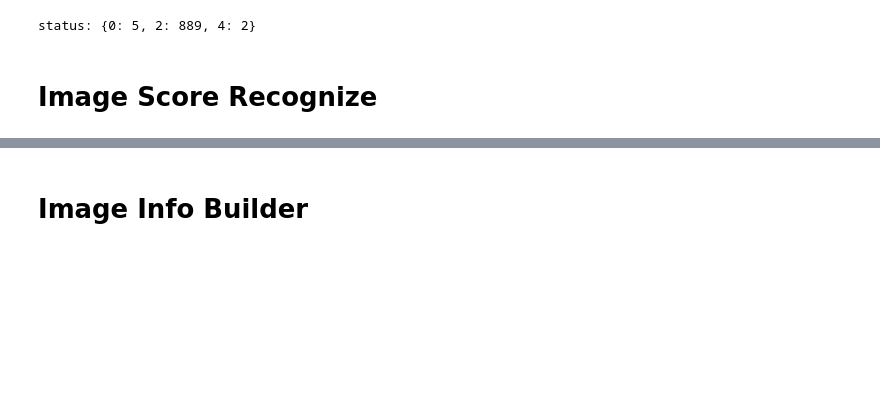
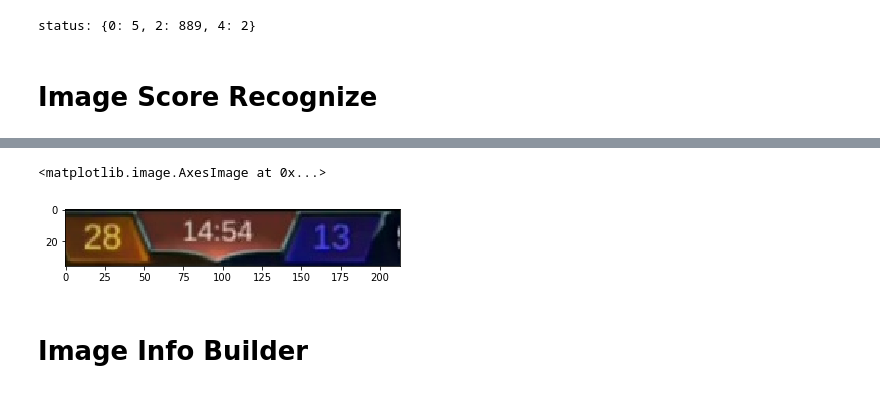
Before and after one commit to kinglin/YTClip, a Jupyter notebook: 02_Code/01_Scripts/Integration.ipynb, the cells around one changed output, grey strips where cells are left out. Cells and saved outputs as stored; diff of their text form; code cells hidden in the pictures; blank space fills up the shorter version.

Commit message:
digits detection bugs summary
solve null exception about detect.py and summarize the exception cases of digits detection with pics

```diff
--- a/02_Code/01_Scripts/Integration.ipynb
+++ b/02_Code/01_Scripts/Integration.ipynb
@@ -259,8 +258,8 @@ import digit_detector.preprocess as preproc
 import digit_detector.classify as cls
 
 ocrPath = os.path.join(os.path.join(codePath, "01_Scripts"), "SVHN-deep-digit-detector")
-detect_model_path = os.path.join(ocrPath, "detector_model.hdf5")
-recognize_model_path = os.path.join(ocrPath, "recognize_model.hdf5")
+detect_model = os.path.join(ocrPath, "detector_model.hdf5")
+recognize_model = os.path.join(ocrPath, "recognize_model.hdf5")
 
 mean_value_for_detector = 107.524
 mean_value_for_recognizer = 112.833
@@ -298,17 +297,27 @@ def get_results(bbs, probs, y_pred):
         result[i] = y_pred[item]
     sort_pos = np.sort(position)
     result = grp_result(result,sort_pos)
-    return result
+    return clean_result(result)
+
+def clean_result(result):
 # %%
-img = oriImgs[0]
-width = img.shape[1]
-height = img.shape[0]
+scores = []
+scoreBanner = []
+startTime = time.time()
+for img in oriImgs:
+    width = img.shape[1]
+    height = img.shape[0]
+    x, y, w, h = int(width/2)-int(width/13), 0, int(width/6), int(height/18)
+    patch = img[y:y+h, x:x+w]
+    scoreBanner.append(patch)
+    patch = cv2.resize(patch, (400, 70))
 
-x, y, w, h = int(width/2)-int(width/13), 0, int(width/6), int(height/18)
-patch = img[y:y+h, x:x+w]
-patch = cv2.resize(patch, (400, 70))
-
-bbs, probs, y_pred = digit_spotter.single_run(patch, threshold=0.5, do_nms=True, nms_threshold=0.1)
-result = get_results(bbs, probs, y_pred)
-result
+    bbs, probs, y_pred = digit_spotter.single_run(patch, threshold=0.5, do_nms=True, nms_threshold=0.1, show_result=False)
+    if len(bbs) == 0:
+        result = None
+    else:
+        result = get_results(bbs, probs, y_pred)
+    scores.append(result)
+endTime = time.time()
+print("Prediction time: {0} seconds".format(endTime - startTime))
 # %% [output]
@@ -330,3 +346,8 @@ ValueError: not enough values to unpack (expected 4, got 1)
+# %%
+plt.imshow(scoreBanner[838])
+# %% [output]
+<matplotlib.image.AxesImage at 0x...>
+[figure, added]
 # %% [markdown]
 # Image Info Builder
 # %% [markdown]
```
Also changed, not shown: parts of 8 cells of this notebook, 9 other files.
